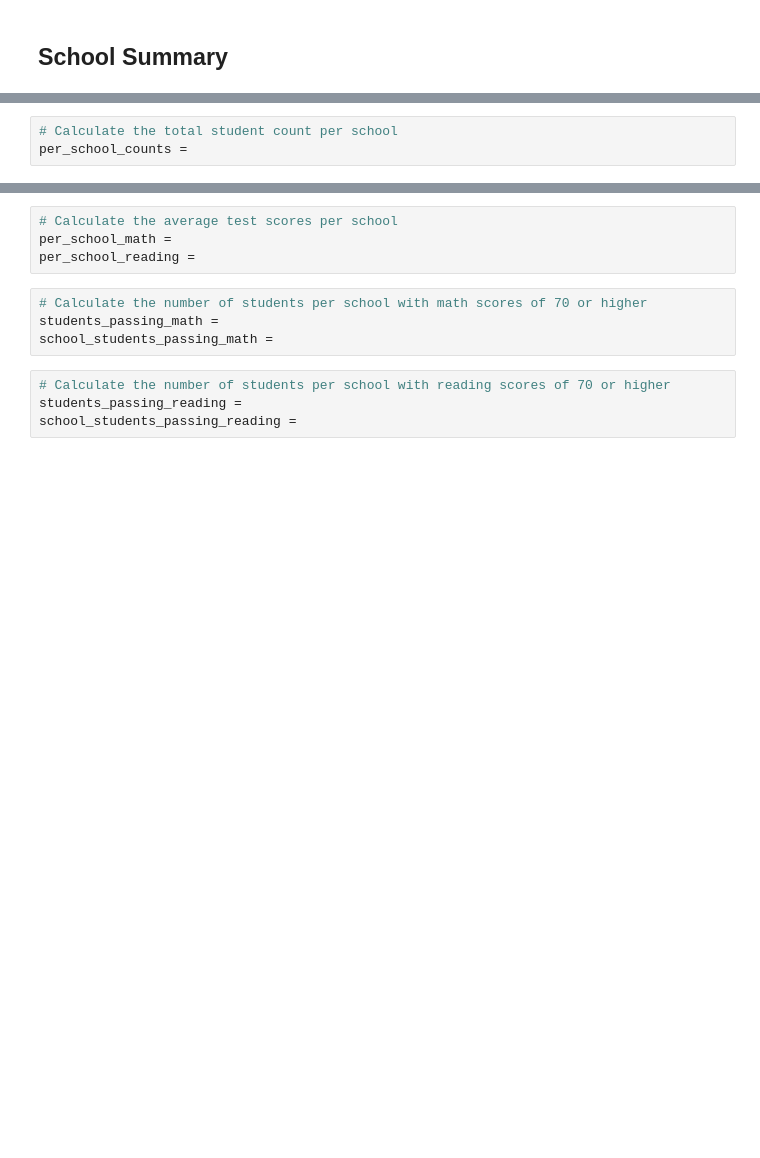
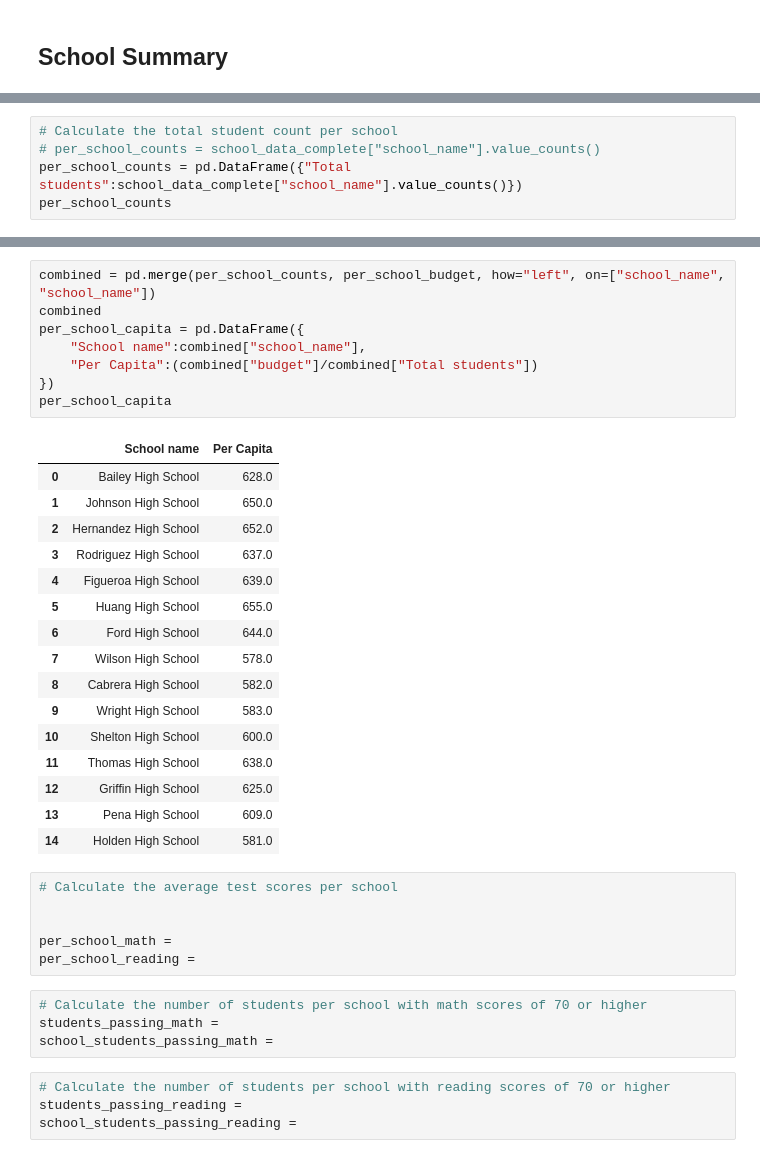
Before and after one commit to raniljoshua/Module-4-Challenge_pandas-challenge, a Jupyter notebook: PyCitySchools/PyCitySchools_starter.ipynb, the cells around one changed output, grey strips where cells are left out. Cells and saved outputs as stored; diff of their text form; blank space fills up the shorter version.

```diff
--- a/PyCitySchools/PyCitySchools_starter.ipynb
+++ b/PyCitySchools/PyCitySchools_starter.ipynb
@@ -112,3 +118,5 @@ school_types =
 # %%
 # Calculate the total student count per school
-per_school_counts =
+# per_school_counts = school_data_complete["school_name"].value_counts()
+per_school_counts = pd.DataFrame({"Total students":school_data_complete["school_name"].value_counts()})
+per_school_counts
@@ -119,5 +163,32 @@ per_school_capita =
+# %%
+combined = pd.merge(per_school_counts, per_school_budget, how="left", on=["school_name", "school_name"])
+combined
+per_school_capita = pd.DataFrame({
+    "School name":combined["school_name"],
+    "Per Capita":(combined["budget"]/combined["Total students"])
+})
+per_school_capita
+# %% [output]
+|  | School name | Per Capita |
+| 0 | Bailey High School | 628.0 |
+| 1 | Johnson High School | 650.0 |
+| 2 | Hernandez High School | 652.0 |
+| 3 | Rodriguez High School | 637.0 |
+| 4 | Figueroa High School | 639.0 |
+| 5 | Huang High School | 655.0 |
+| 6 | Ford High School | 644.0 |
+| 7 | Wilson High School | 578.0 |
+| 8 | Cabrera High School | 582.0 |
+| 9 | Wright High School | 583.0 |
+| 10 | Shelton High School | 600.0 |
+| 11 | Thomas High School | 638.0 |
+| 12 | Griffin High School | 625.0 |
+| 13 | Pena High School | 609.0 |
+| 14 | Holden High School | 581.0 |
 # %%
 # Calculate the average test scores per school
+
+
 per_school_math =
 per_school_reading =
 # %%
```
Also changed, not shown: parts of 3 cells of this notebook.
